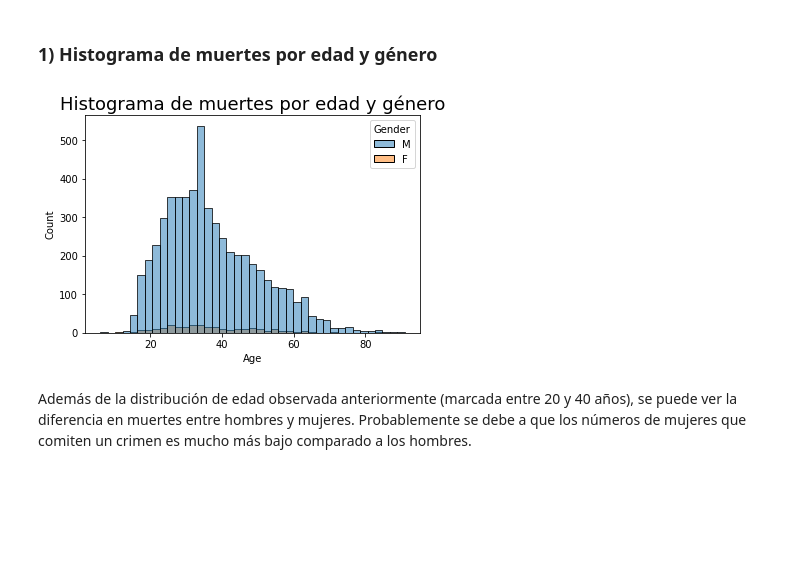
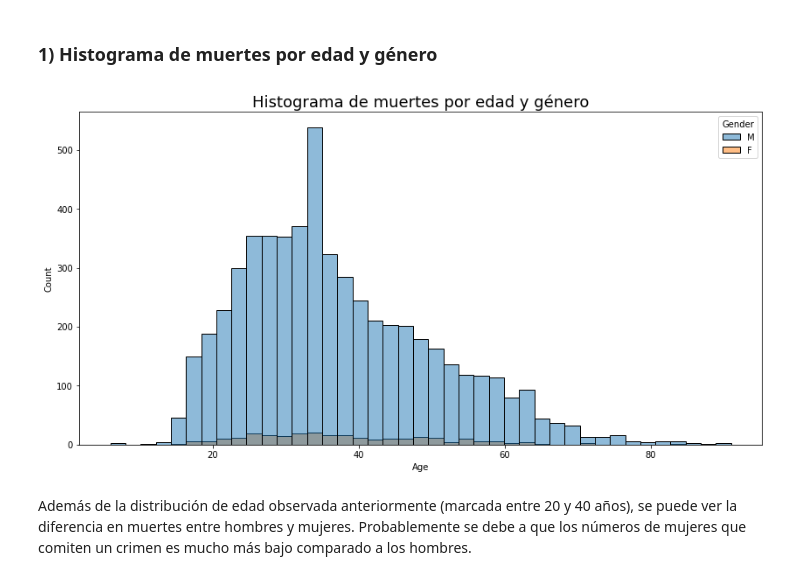
Before and after one commit to magdalenagam/Coderhouse-Final-Proyect, a Jupyter notebook: 02_Proyecto_Muertes_por_Policias_USA.ipynb, the cells around one changed output. Drawn from its saved outputs; the diff is of its cells as text; code cells hidden in the pictures; blank space fills up the shorter version.

```diff
--- a/02_Proyecto_Muertes_por_Policias_USA.ipynb
+++ b/02_Proyecto_Muertes_por_Policias_USA.ipynb
@@ -372,11 +372,12 @@ Según estudios de la NAMI (National Alliance on Mental Illness) en EE.UU. 1 de
 # %% [markdown]
 ### 1) Histograma de muertes por edad y género
 # %%
+plt.figure(figsize=(14,7))
 sns.histplot(data=df, x="Age", hue="Gender")
 plt.title("Histograma de muertes por edad y género", fontdict=font1)
 plt.show()
 # %% [output]
-[figure, old version]
+[figure, new version]
 # %% [markdown]
 Además de la distribución de edad observada anteriormente (marcada entre 20 y 40 años), se puede ver la diferencia en muertes entre hombres y mujeres. Probablemente se debe a que los números de mujeres que comiten un crimen es mucho más bajo comparado a los hombres.
 # %% [markdown]
```
Also changed, not shown: parts of 92 cells of this notebook.
